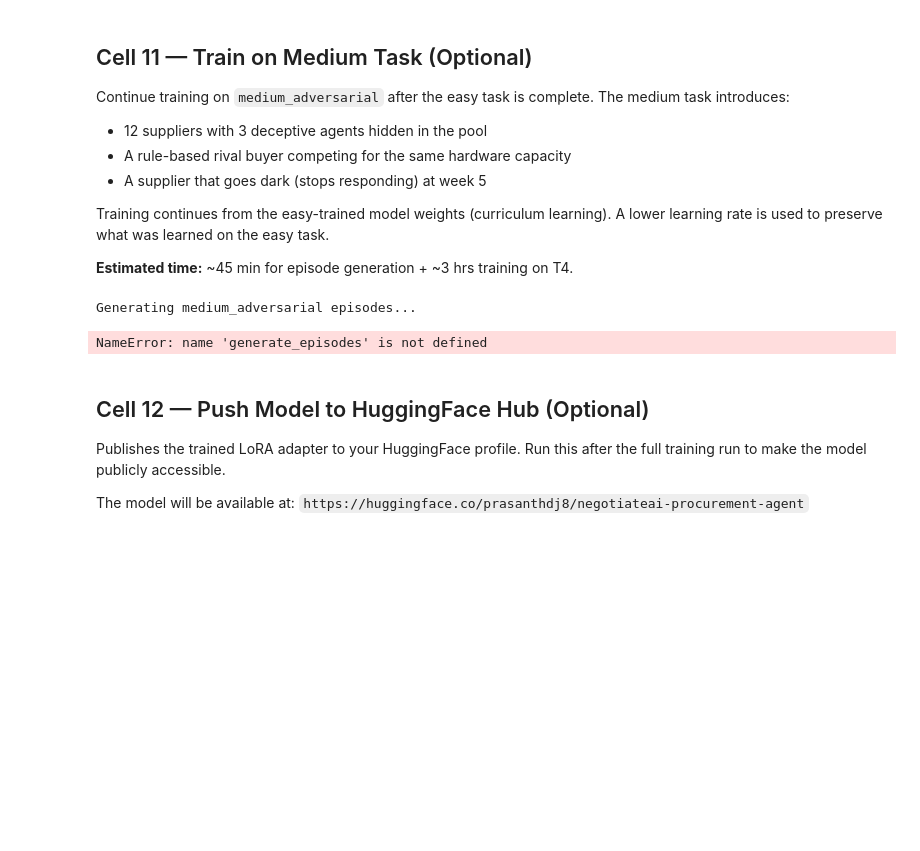
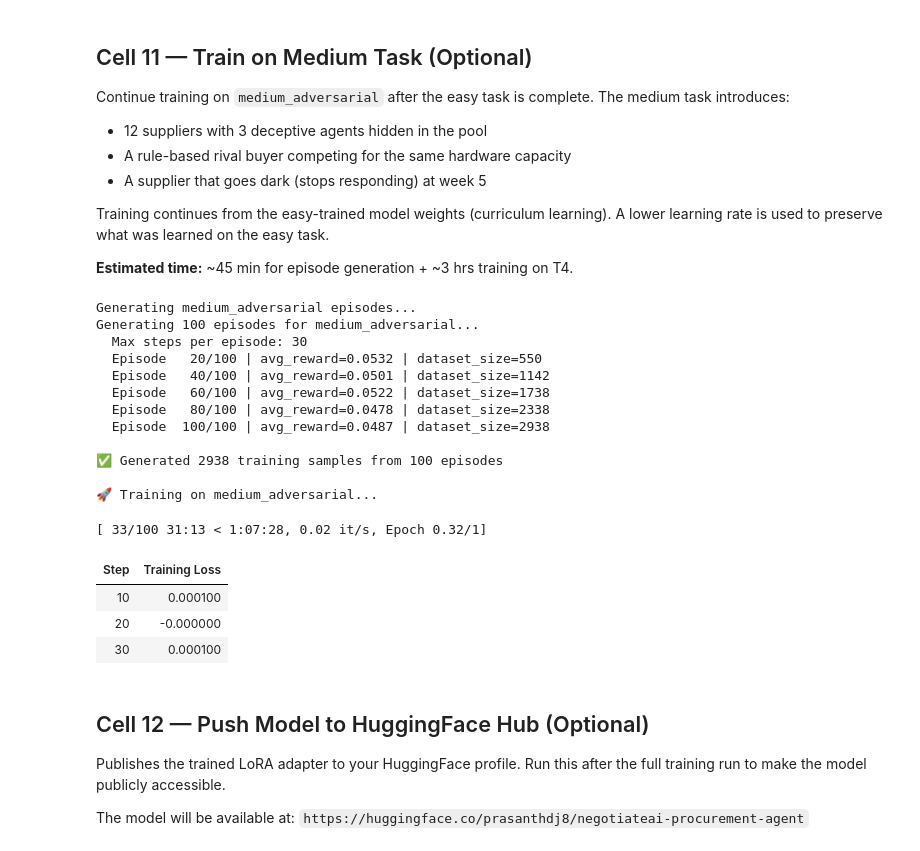
Before and after one commit to Prasanthdj8/negotiateai-openenv, a Jupyter notebook: NegotiateAI_Training.ipynb, the cells around one changed output. Saved outputs shown, nothing was run; the diff lists cells and outputs as text; code cells hidden in the pictures; blank space fills up the shorter version.

```diff
--- a/NegotiateAI_Training.ipynb
+++ b/NegotiateAI_Training.ipynb
@@ -1314,42 +1216,70 @@ medium_dataset, medium_scores = generate_episodes(
 )
 
 medium_hf_dataset = Dataset.from_list([
-    {"prompt": ep["prompt"]} for ep in medium_dataset
+    {"prompt": ep["prompt"]} for ep in medium_dataset[:100]
 ])
 
 medium_config = GRPOConfig(
-    learning_rate=LEARNING_RATE / 2,   # lower LR for continued training
-    num_train_epochs=2,
+    learning_rate=LEARNING_RATE / 2,
+    num_train_epochs=1,
     per_device_train_batch_size=4,
     gradient_accumulation_steps=1,
     num_generations=4,
     generation_batch_size=4,
     max_completion_length=MAX_COMPLETION_LEN,
     max_prompt_length=MAX_SEQ_LENGTH - MAX_COMPLETION_LEN,
     output_dir=f"{SAVE_DIR}/medium",
     logging_steps=LOGGING_STEPS,
     report_to="none",
     remove_unused_columns=False,
     dataloader_num_workers=0,
-    fp16=True,
-    bf16=False,
+    fp16=False,
+    bf16=USE_BF16,
 )
 
 medium_trainer = GRPOTrainer(
     model=model,
     reward_funcs=procurement_reward_fn,
     args=medium_config,
     train_dataset=medium_hf_dataset,
     processing_class=tokenizer,
 )
 
+# DummyScaler — required fix for 4-bit bitsandbytes on Colab
+class DummyScaler:
+    def scale(self, loss): return loss
+    def unscale_(self, optimizer): pass
+    def update(self, new_scale=None): pass
+    def step(self, optimizer, *args, **kwargs): optimizer.step(*args, **kwargs)
+    def get_scale(self): return 1.0
+    def is_enabled(self): return False
+    def state_dict(self): return {}
+    def load_state_dict(self, state_dict): pass
+
+medium_trainer.accelerator.scaler = DummyScaler()
+
 print("\n🚀 Training on medium_adversarial...")
 medium_trainer.train()
 model.save_pretrained(f"{SAVE_DIR}/medium_final")
 print("✅ Medium training complete")
 # %% [output]
 Generating medium_adversarial episodes...
+Generating 100 episodes for medium_adversarial...
+  Max steps per episode: 30
+  Episode   20/100 | avg_reward=0.0532 | dataset_size=550
+  Episode   40/100 | avg_reward=0.0501 | dataset_size=1142
+  Episode   60/100 | avg_reward=0.0522 | dataset_size=1738
+  Episode   80/100 | avg_reward=0.0478 | dataset_size=2338
+  Episode  100/100 | avg_reward=0.0487 | dataset_size=2938
+
+✅ Generated 2938 training samples from 100 episodes
+
+🚀 Training on medium_adversarial...
-NameError: name 'generate_episodes' is not defined
+[ 33/100 31:13 < 1:07:28, 0.02 it/s, Epoch 0.32/1]
+| Step | Training Loss |
+| 10 | 0.000100 |
+| 20 | -0.000000 |
+| 30 | 0.000100 |
 # %% [markdown]
 ## Cell 12 — Push Model to HuggingFace Hub (Optional)
 
```
Also changed, not shown: parts of 17 cells of this notebook, 3 other files.
